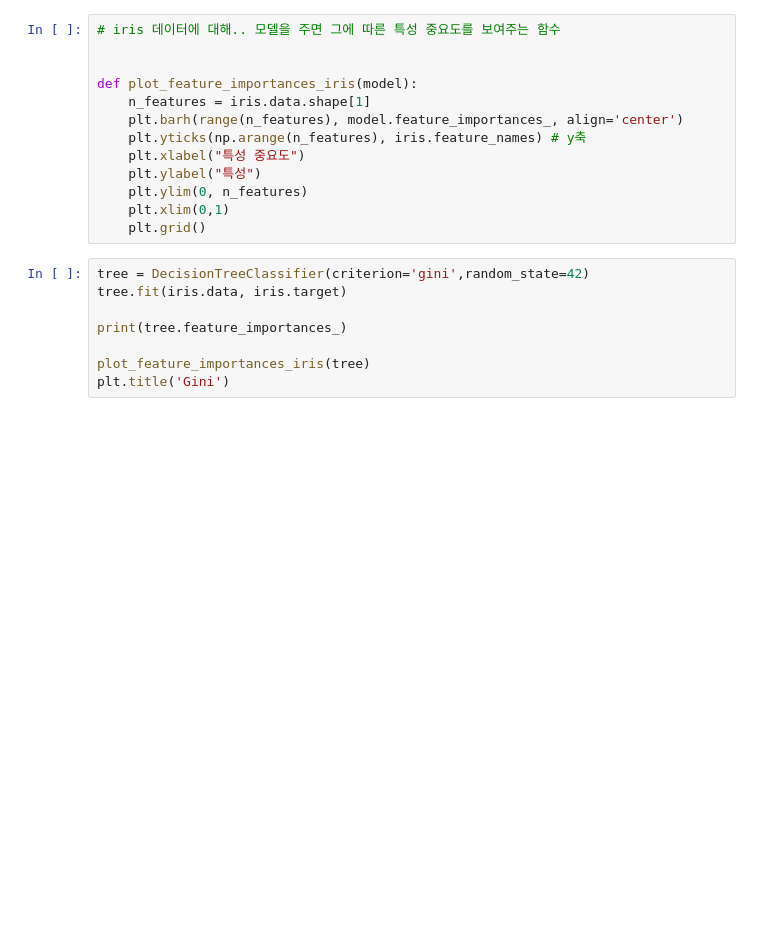
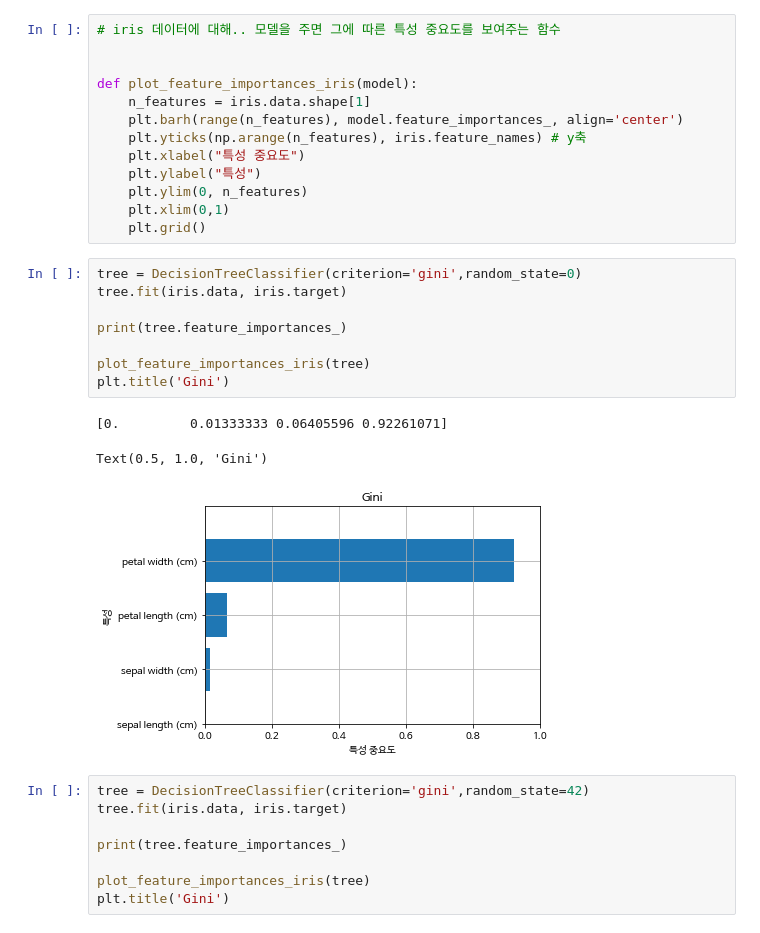
Before and after one commit to comet08/Machine_Learning, a Jupyter notebook: 4주차/DecisionTree.ipynb, the cells around one changed output. Cells and saved outputs as stored; diff of their text form; blank space fills up the shorter version.

```diff
--- a/4주차/DecisionTree.ipynb
+++ b/4주차/DecisionTree.ipynb
@@ -541,6 +545,18 @@ def plot_feature_importances_iris(model):
     plt.ylim(0, n_features)
     plt.xlim(0,1)
     plt.grid()
+# %%
+tree = DecisionTreeClassifier(criterion='gini',random_state=0)
+tree.fit(iris.data, iris.target)
+
+print(tree.feature_importances_)
+
+plot_feature_importances_iris(tree)
+plt.title('Gini')
+# %% [output]
+[0.         0.01333333 0.06405596 0.92261071]
+Text(0.5, 1.0, 'Gini')
+[figure, added]
 # %%
 tree = DecisionTreeClassifier(criterion='gini',random_state=42)
 tree.fit(iris.data, iris.target)
```
Also changed, not shown: parts of 7 cells of this notebook, 1 other file.
